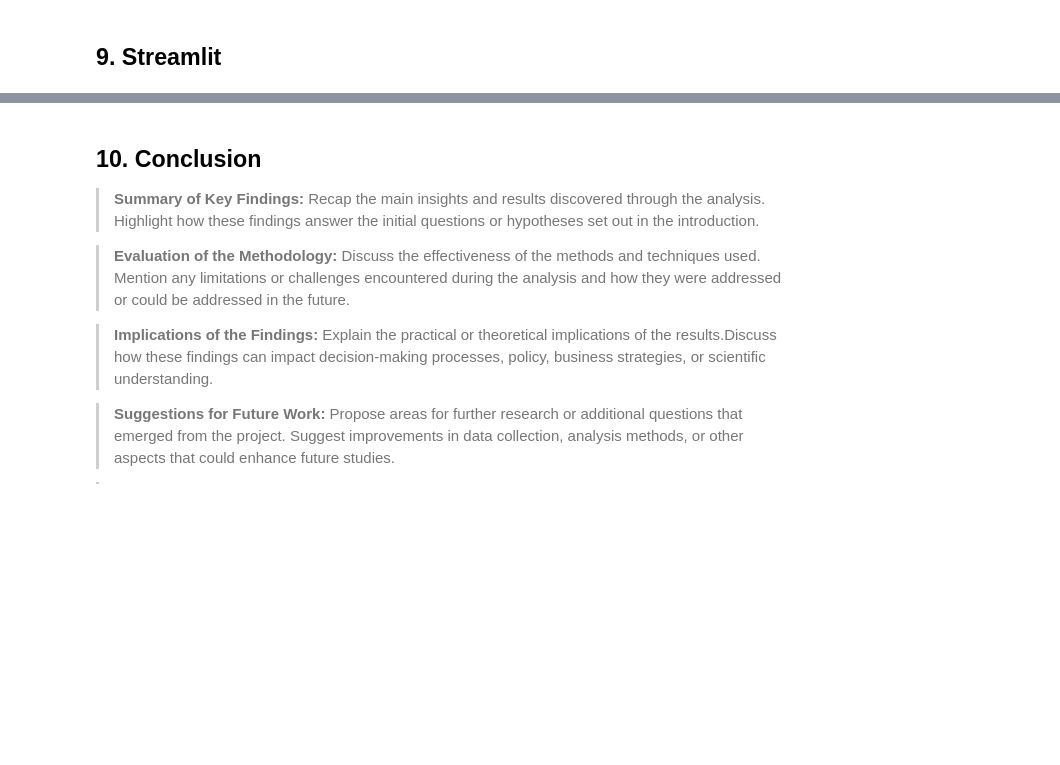
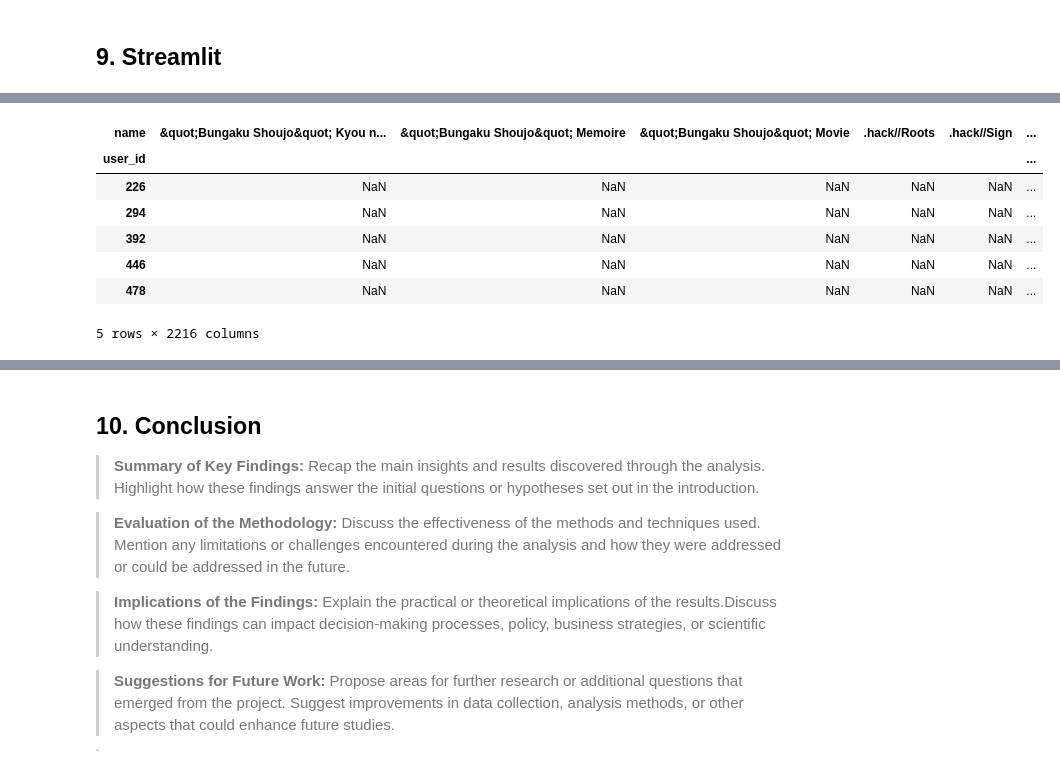
Before and after one commit to VuyiswaK/2401_PTDS-Unsupervised-Learning, a Jupyter notebook: Notebook.ipynb, the cells around one changed output, grey strips where cells are left out. Drawn from its saved outputs; the diff is of its cells as text; code cells hidden in the pictures; blank space fills up the shorter version.

```diff
--- a/Notebook.ipynb
+++ b/Notebook.ipynb
@@ -759,0 +849,13 @@ import pickle
+# %%
+util_matrix.to_pickle(path + '\\Streamlit\\util_matrix.pkl')
+util_matrix = pd.read_pickle(path + '\\Streamlit\\util_matrix.pkl')
+util_matrix.head()
+# %% [output]
+| name | &quot;Bungaku Shoujo&quot; Kyou n... | &quot;Bungaku Shoujo&quot; Memoire | &quot;Bungaku Shoujo&quot; Movie | .hack//Roots | .hack//Sign | ... |
+| user_id |  |  |  |  |  | ... |
+| 226 | NaN | NaN | NaN | NaN | NaN | ... |
+| 294 | NaN | NaN | NaN | NaN | NaN | ... |
+| 392 | NaN | NaN | NaN | NaN | NaN | ... |
+| 446 | NaN | NaN | NaN | NaN | NaN | ... |
+| 478 | NaN | NaN | NaN | NaN | NaN | ... |
+5 rows × 2216 columns
```
Also changed, not shown: parts of 16 cells of this notebook, 7 other files.
